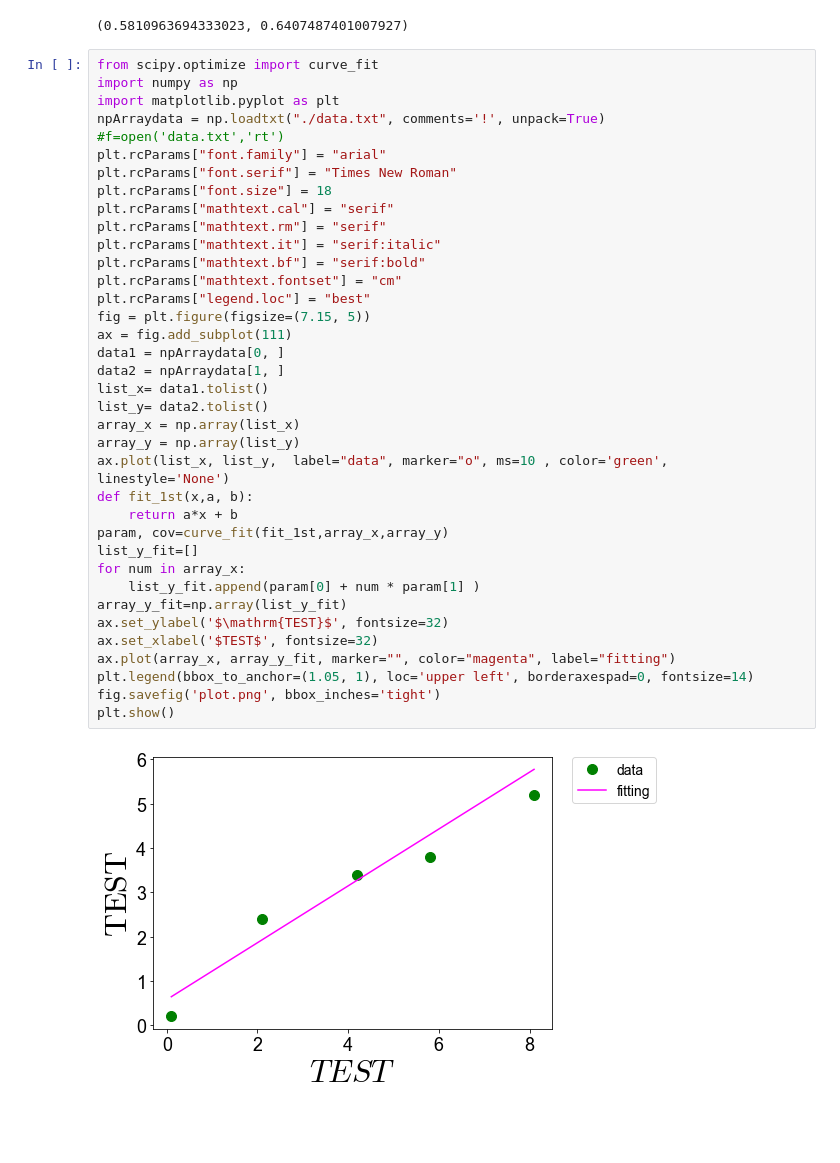
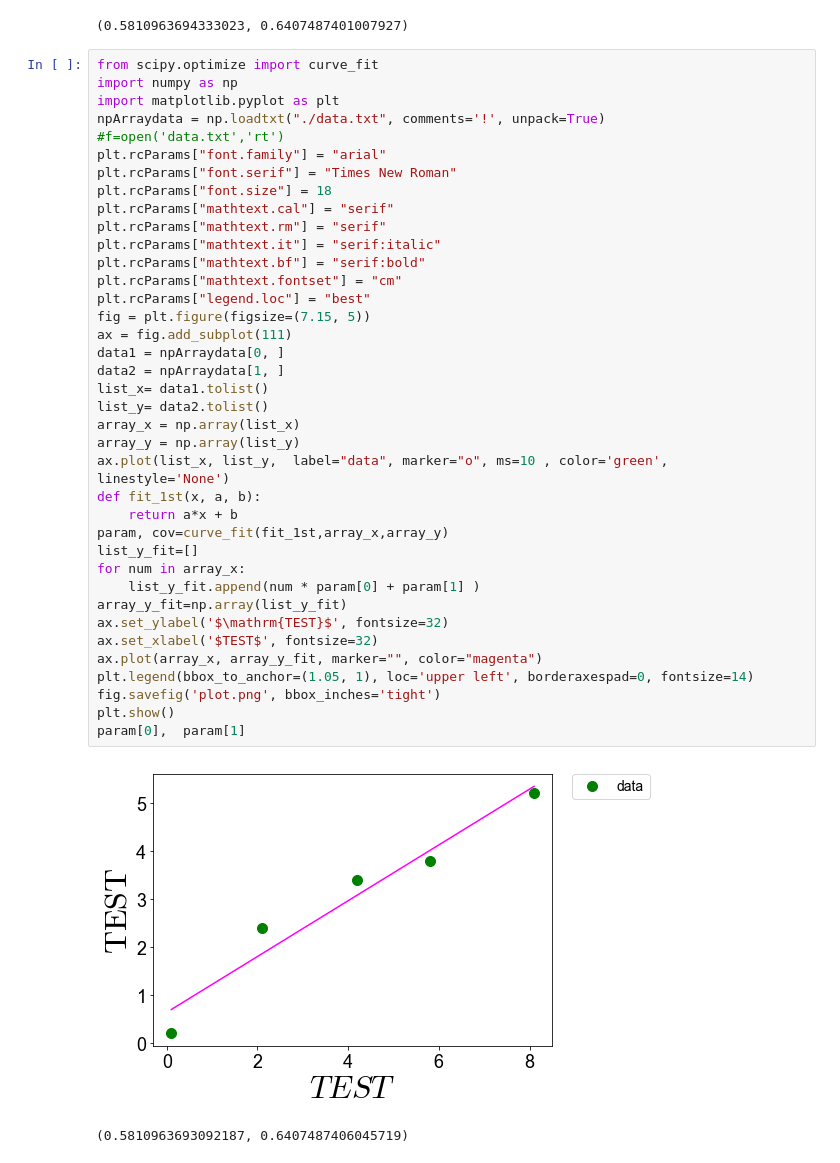
Before and after one commit to qyoshii/Read_data_and_Fitting, a Jupyter notebook: fitting_python.ipynb, the cells around one changed output. Saved outputs shown, nothing was run; the diff lists cells and outputs as text; blank space fills up the shorter version.

```diff
--- a/fitting_python.ipynb
+++ b/fitting_python.ipynb
@@ -47,34 +47,36 @@ npArraydata = np.loadtxt("./data.txt", comments='!', unpack=True)
 #f=open('data.txt','rt')
 plt.rcParams["font.family"] = "arial"
 plt.rcParams["font.serif"] = "Times New Roman"
 plt.rcParams["font.size"] = 18
 plt.rcParams["mathtext.cal"] = "serif"
 plt.rcParams["mathtext.rm"] = "serif"
 plt.rcParams["mathtext.it"] = "serif:italic"
 plt.rcParams["mathtext.bf"] = "serif:bold"
 plt.rcParams["mathtext.fontset"] = "cm"
 plt.rcParams["legend.loc"] = "best"
 fig = plt.figure(figsize=(7.15, 5))
 ax = fig.add_subplot(111)
 data1 = npArraydata[0, ]
 data2 = npArraydata[1, ]
 list_x= data1.tolist()
 list_y= data2.tolist()
 array_x = np.array(list_x)
 array_y = np.array(list_y)
 ax.plot(list_x, list_y,  label="data", marker="o", ms=10 , color='green', linestyle='None')
-def fit_1st(x,a, b):
+def fit_1st(x, a, b):
     return a*x + b
 param, cov=curve_fit(fit_1st,array_x,array_y)
 list_y_fit=[]
 for num in array_x:
-    list_y_fit.append(param[0] + num * param[1] )
+    list_y_fit.append(num * param[0] + param[1] )
 array_y_fit=np.array(list_y_fit)
 ax.set_ylabel('$\mathrm{TEST}$', fontsize=32)
 ax.set_xlabel('$TEST$', fontsize=32)
-ax.plot(array_x, array_y_fit, marker="", color="magenta", label="fitting")
+ax.plot(array_x, array_y_fit, marker="", color="magenta")
 plt.legend(bbox_to_anchor=(1.05, 1), loc='upper left', borderaxespad=0, fontsize=14)
 fig.savefig('plot.png', bbox_inches='tight')
 plt.show()
+param[0],  param[1]
 # %% [output]
-[figure, old version]
+[figure, new version]
+(0.5810963693092187, 0.6407487406045719)
```
